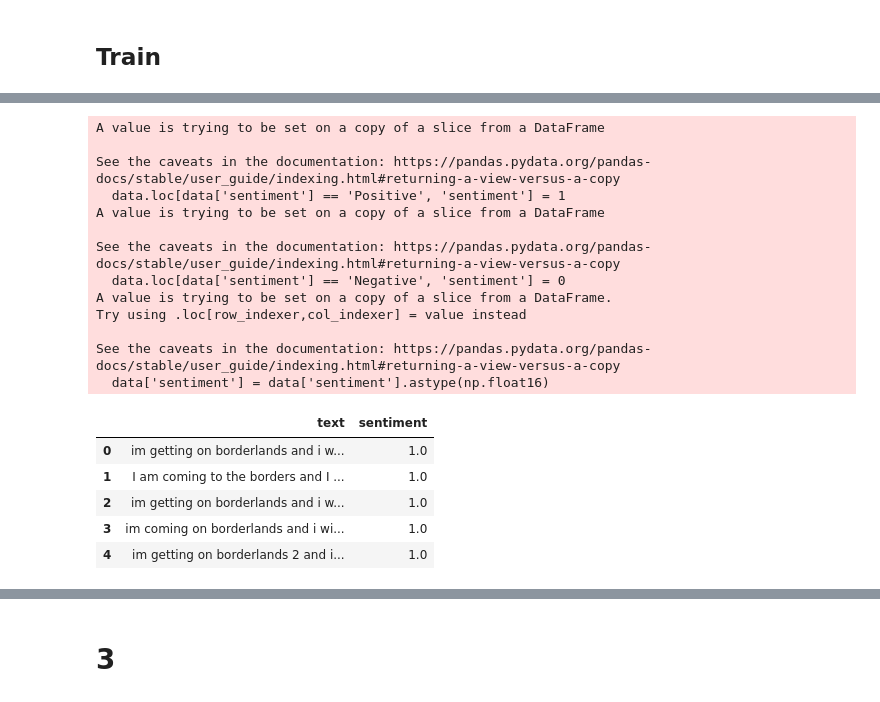
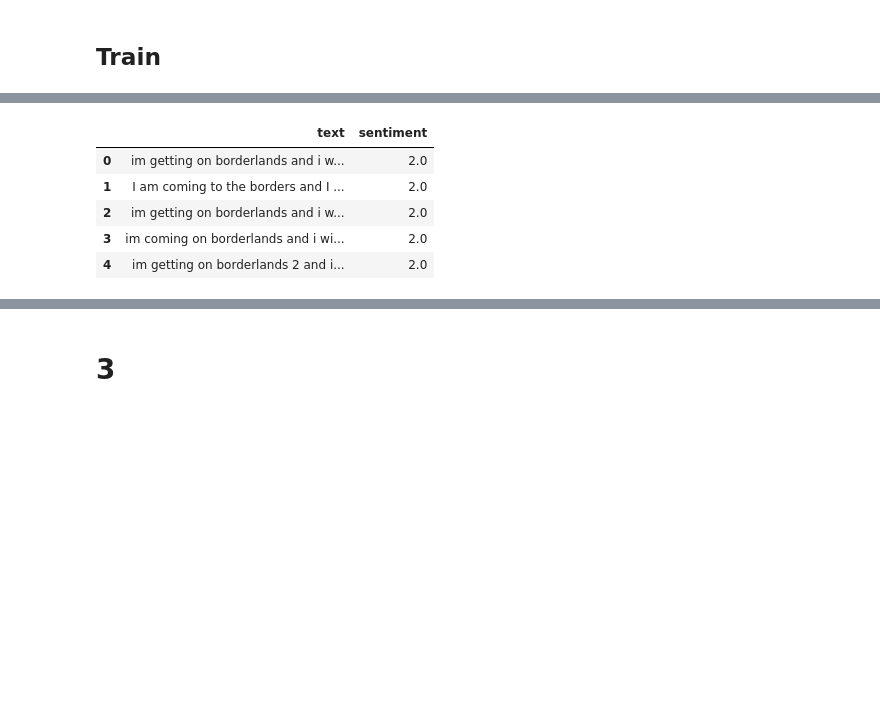
Before and after one commit to Oleksij-gh/SentimentAnalysis, a Jupyter notebook: Fine-tune distilbert-base-uncased.ipynb, the cells around one changed output, grey strips where cells are left out. Cells and saved outputs as stored; diff of their text form; code cells hidden in the pictures; blank space fills up the shorter version.

```diff
--- a/Fine-tune distilbert-base-uncased.ipynb
+++ b/Fine-tune distilbert-base-uncased.ipynb
@@ -33,9 +46,9 @@ To: /content/archive.zip
 # %%
 import pandas as pd
 # %%
-data = pd.read_csv('/content/data/twitter_training.csv', names=['id', 'account_name', 'sentiment', 'text'])
-data = data[[ 'text', 'sentiment']]
-data.text.dropna()
+data = pd.read_csv('/content/df_redacted.csv')
+data = data.drop('Unnamed: 0', axis=1)
+data = data.dropna()
 data.head()
 # %% [output]
 |  | text | sentiment |
@@ -52,29 +65,17 @@ data['sentiment'].value_counts().plot(kind='bar')
 # %%
-data = data[(data['sentiment'] == 'Positive')  | (data['sentiment'] == 'Negative')]
-data.loc[data['sentiment'] == 'Positive', 'sentiment'] = 1
-data.loc[data['sentiment'] == 'Negative', 'sentiment'] = 0
+data.loc[data['sentiment'] == 'negative', 'sentiment'] = 0
+data.loc[data['sentiment'] == 'neutral', 'sentiment'] = 1
+data.loc[data['sentiment'] == 'positive', 'sentiment'] = 2
+
 data['sentiment'] = data['sentiment'].astype(np.float16)
 data.head()
 # %% [output]
-A value is trying to be set on a copy of a slice from a DataFrame
-
-See the caveats in the documentation: https://pandas.pydata.org/pandas-docs/stable/user_guide/indexing.html#returning-a-view-versus-a-copy
-  data.loc[data['sentiment'] == 'Positive', 'sentiment'] = 1
-A value is trying to be set on a copy of a slice from a DataFrame
-
-See the caveats in the documentation: https://pandas.pydata.org/pandas-docs/stable/user_guide/indexing.html#returning-a-view-versus-a-copy
-  data.loc[data['sentiment'] == 'Negative', 'sentiment'] = 0
-A value is trying to be set on a copy of a slice from a DataFrame.
-Try using .loc[row_indexer,col_indexer] = value instead
-
-See the caveats in the documentation: https://pandas.pydata.org/pandas-docs/stable/user_guide/indexing.html#returning-a-view-versus-a-copy
-  data['sentiment'] = data['sentiment'].astype(np.float16)
 |  | text | sentiment |
-| 0 | im getting on borderlands and i w... | 1.0 |
-| 1 | I am coming to the borders and I ... | 1.0 |
-| 2 | im getting on borderlands and i w... | 1.0 |
-| 3 | im coming on borderlands and i wi... | 1.0 |
-| 4 | im getting on borderlands 2 and i... | 1.0 |
+| 0 | im getting on borderlands and i w... | 2.0 |
+| 1 | I am coming to the borders and I ... | 2.0 |
+| 2 | im getting on borderlands and i w... | 2.0 |
+| 3 | im coming on borderlands and i wi... | 2.0 |
+| 4 | im getting on borderlands 2 and i... | 2.0 |
 # %%
 data['sentiment'].value_counts().plot(kind='bar')
 # %% [output]
```
Also changed, not shown: parts of 24 cells of this notebook.
